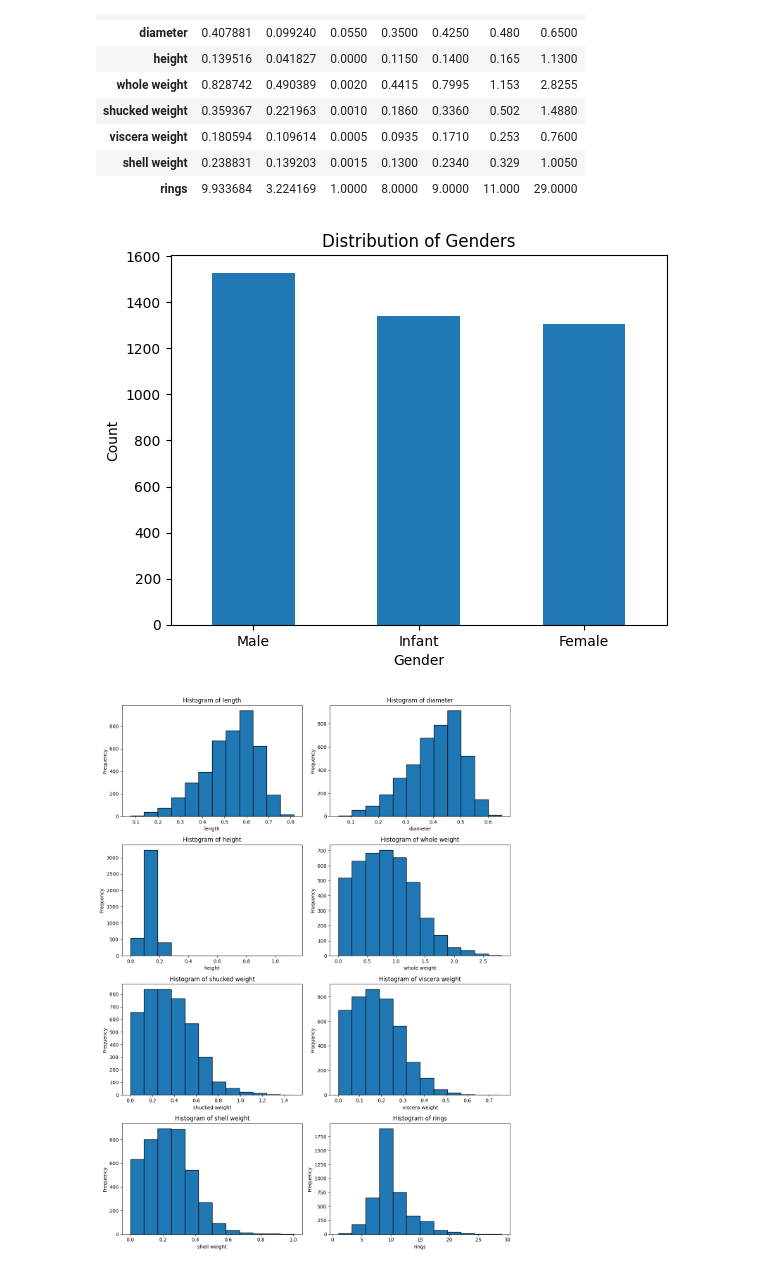
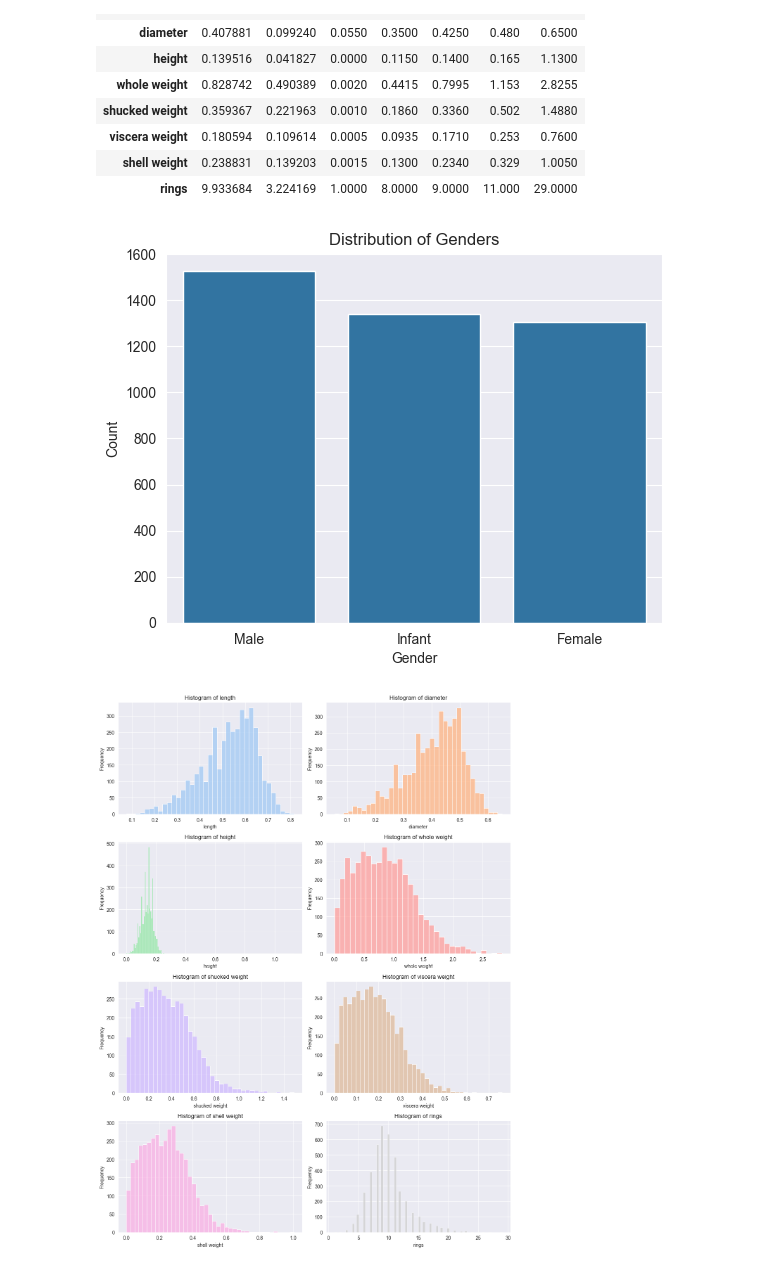
Before and after one commit to Paulaszka/PY-assignment_1, a Jupyter notebook: analysis.ipynb, the cells around one changed output. Saved outputs shown, nothing was run; the diff lists cells and outputs as text; code cells hidden in the pictures.

Commit message:
seaborn has prettier plots tahn matplot lib and i did some performance changes (minus one loop and minus one len())

```diff
--- a/analysis.ipynb
+++ b/analysis.ipynb
@@ -64,30 +69,28 @@ stats_df
 | rings | 9.933684 | 3.224169 | 1.0000 | 8.0000 | 9.0000 | 11.000 | 29.0000 |
 # %%
 category_genders = df['sex'].replace({'M': 'Male', 'F': 'Female', 'I': 'Infant'}).value_counts()
-category_genders.plot(kind='bar')
+sns.barplot(category_genders)
 plt.title('Distribution of Genders')
 plt.ylabel('Count')
 plt.xlabel('Gender')
 plt.xticks(rotation=0)
 plt.show()
 # %% [output]
-[figure, old version]
+[figure, new version]
 # %%
 fig, axs = plt.subplots(4, 2, figsize=(12, 16))
-
 axs = axs.flatten()
 
 for i, var in enumerate(variables):
-    axs[i].hist(df[var], bins=12, edgecolor='black')
+    sns.histplot(data=df[var], ax=axs[i], color=sns.color_palette('pastel')[i])
     axs[i].set_title(f'Histogram of {var}')
     axs[i].set_xlabel(var)
     axs[i].set_ylabel('Frequency')
 
 plt.tight_layout()
 plt.show()
-##It can be leaved like that because the bins width should match the x_ticks size, but I don't have idea how to do that.
 # %% [output]
-[figure, old version]
+[figure, new version]
 # %%
 fig, axs = plt.subplots(nrows=14, ncols=2, figsize=(12, 60))
 axs = axs.flatten()
```
Also changed, not shown: parts of 3 cells of this notebook.
